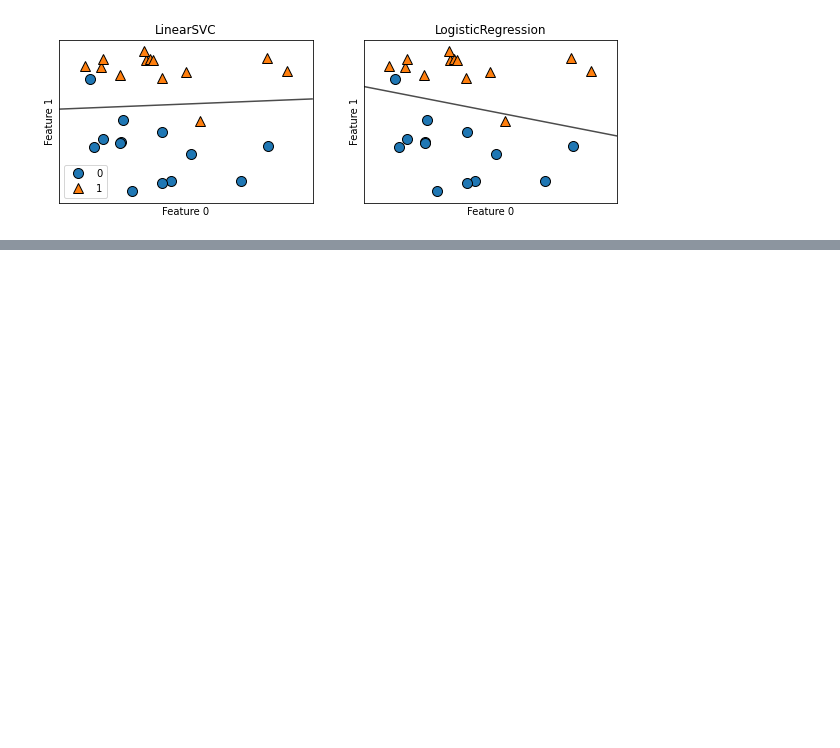
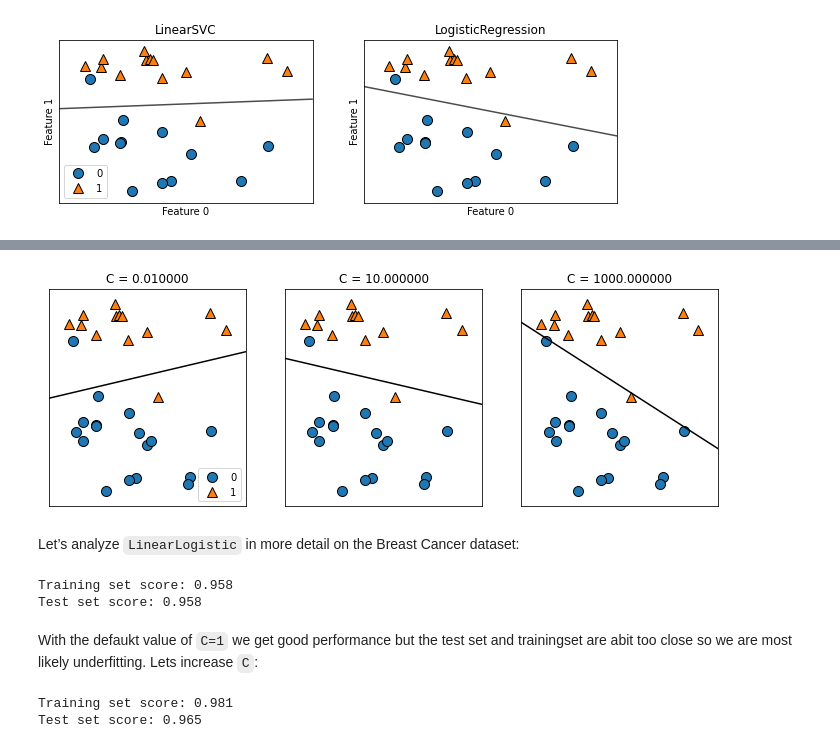
Before and after one commit to snorrealv/machine-learning_284, a Jupyter notebook: chapter2_examples.ipynb, the cells around one changed output, grey strips where cells are left out. Saved outputs shown, nothing was run; the diff lists cells and outputs as text; code cells hidden in the pictures; blank space fills up the shorter version.

```diff
--- a/chapter2_examples.ipynb
+++ b/chapter2_examples.ipynb
@@ -498,0 +514,29 @@ axes[0].legend()
+# %%
+mglearn.plots.plot_linear_svc_regularization()
+# %% [output]
+[figure, added]
+# %% [markdown]
+Let’s analyze `LinearLogistic` in more detail on the Breast Cancer dataset:
+# %%
+from sklearn.datasets import load_breast_cancer
+
+cancer = load_breast_cancer()
+
+X_train, X_test, y_train, y_test = train_test_split(
+    cancer.data, cancer.target, stratify=cancer.target, random_state=42)
+logreg = LogisticRegression(max_iter=10000).fit(X_train, y_train)
+
+print("Training set score: {:.3f}".format(logreg.score(X_train, y_train)))
+print("Test set score: {:.3f}".format(logreg.score(X_test, y_test)))
+# %% [output]
+Training set score: 0.958
+Test set score: 0.958
+# %% [markdown]
+With the defaukt value of `C=1` we get good performance but the test set and trainingset are abit too close so we are most likely underfitting. Lets increase `C`:
+# %%
+logreg100 = LogisticRegression(C=100, max_iter=10000).fit(X_train, y_train)
+print("Training set score: {:.3f}".format(logreg100.score(X_train, y_train)))
+print("Test set score: {:.3f}".format(logreg100.score(X_test, y_test)))
+# %% [output]
+Training set score: 0.981
+Test set score: 0.965
```
Also changed, not shown: parts of 20 cells of this notebook.
